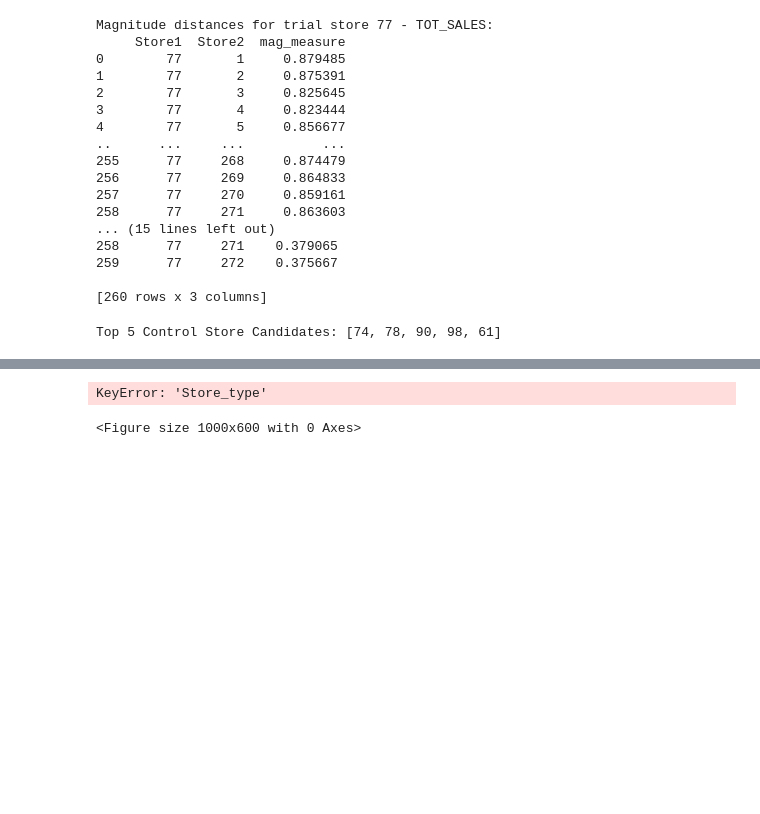
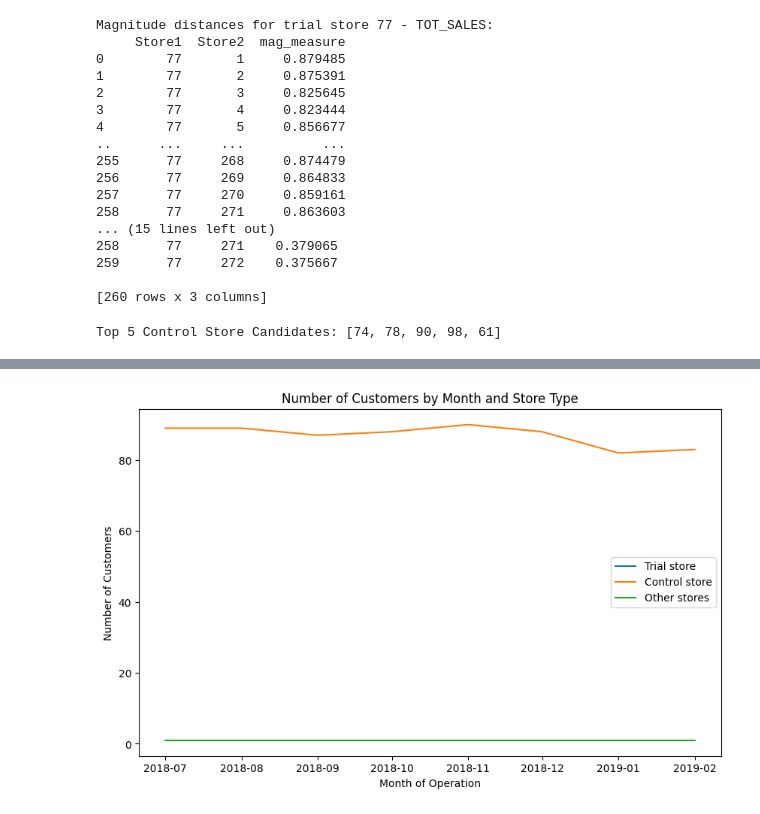
Before and after one commit to muhammad-zulfikar/quantium, a Jupyter notebook: quantium_task2.ipynb, the cells around one changed output, grey strips where cells are left out. Saved outputs shown, nothing was run; the diff lists cells and outputs as text; code cells hidden in the pictures; blank space fills up the shorter version.

```diff
--- a/quantium_task2.ipynb
+++ b/quantium_task2.ipynb
@@ -438,16 +360,33 @@ plt.show()
-# %%
-# Plotting lines for each store type
-plt.figure(figsize=(10, 6))
-for store_type in metrics['Store_type'].unique():
-    store_data = metrics[metrics['Store_type'] == store_type]
-    plt.plot(store_data['TransactionMonth'], store_data['TOT_SALES'], label=store_type)
-
-plt.xlabel('Month of operation')
-plt.ylabel('Total Sales')
-plt.title('Total sales by month')
-plt.legend()
-plt.tight_layout()
-plt.show()
-# %% [output]
-KeyError: 'Store_type'
-<Figure size 1000x600 with 0 Axes>
+# %%
+# Create a copy of the dataframe for plotting
+measureOverTimeCusts = metrics.copy()
+
+# Convert 'YEARMONTH' to datetime format
+measureOverTimeCusts['TransactionMonth'] = pd.to_datetime(measureOverTimeCusts['YEARMONTH'], format='%Y%m')
+
+# Filter data for months before 201903
+pastCustomers = measureOverTimeCusts[measureOverTimeCusts['TransactionMonth'] < '2019-03']
+
+# Pivot table to count the number of unique customers for each store type per month
+pivot_table_custs = pd.pivot_table(pastCustomers, values='LYLTY_CARD_NBR', index='TransactionMonth', columns='STORE_TYPE', aggfunc='nunique', fill_value=0)
+
+# Plotting
+plt.figure(figsize=(10, 6))
+
+# Plot lines for each Store_type
+for store_type in pivot_table_custs.columns:
+    plt.plot(pivot_table_custs.index, pivot_table_custs[store_type], label=store_type)
+
+# Add labels and title
+plt.xlabel('Month of Operation')
+plt.ylabel('Number of Customers')
+plt.title('Number of Customers by Month and Store Type')
+
+# Specify the order of labels in the legend
+legend_order_custs = ['Trial store', 'Control store', 'Other stores']
+plt.legend(labels=legend_order_custs)
+
+# Display the plot
+plt.show()
+# %% [output]
+[figure, added]
```
Also changed, not shown: parts of 14 cells of this notebook, 1 other file.
